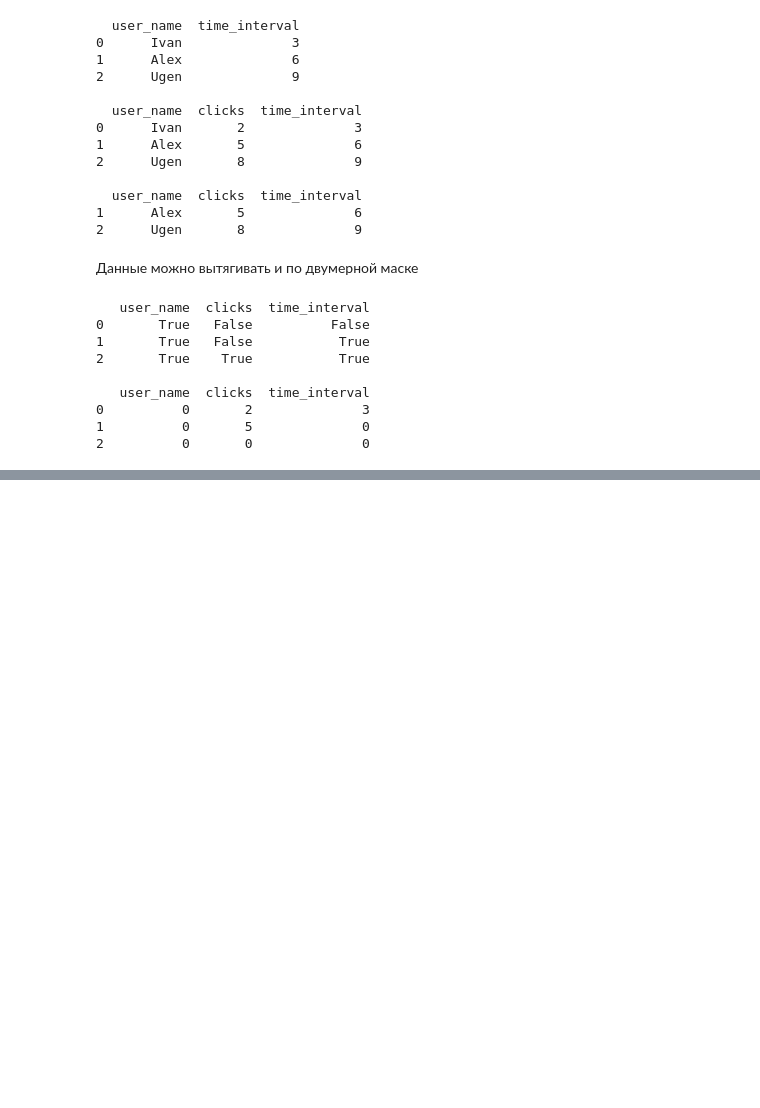
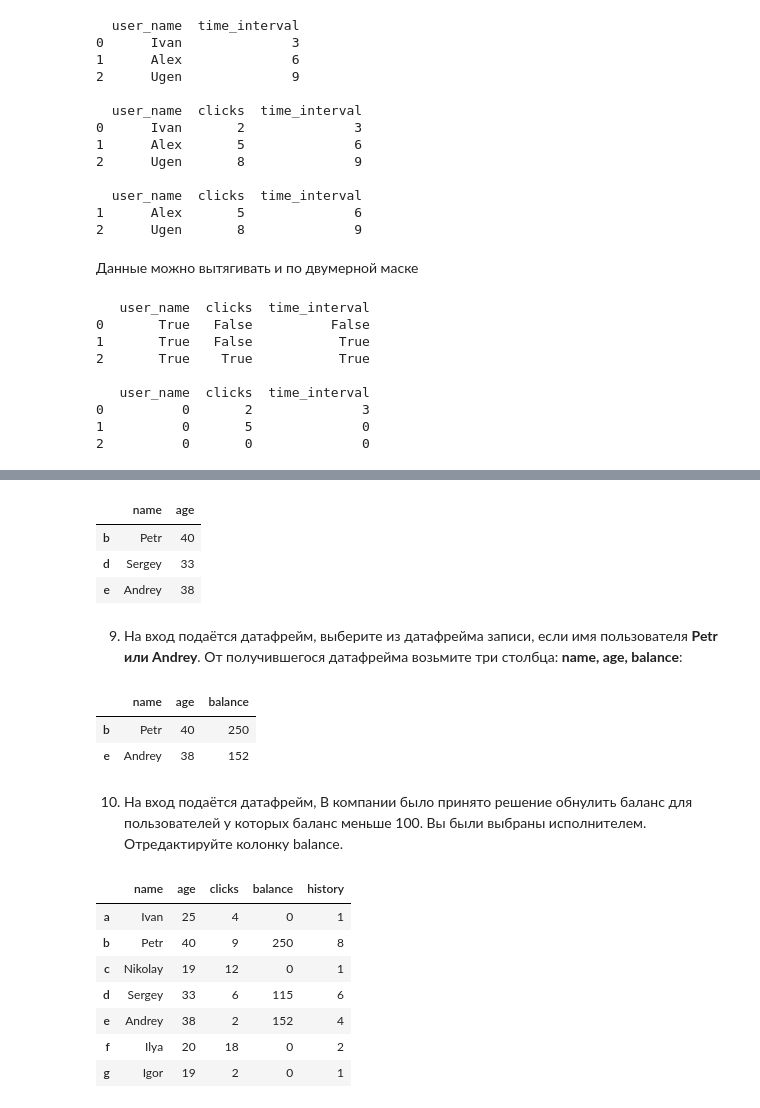
Before and after one commit to VadzimRudzman/pandas_fundamentals, a Jupyter notebook: Основы Pandas.ipynb, the cells around one changed output, grey strips where cells are left out. Saved outputs shown, nothing was run; the diff lists cells and outputs as text; code cells hidden in the pictures; blank space fills up the shorter version.

```diff
--- a/Основы Pandas.ipynb
+++ b/Основы Pandas.ipynb
@@ -948,0 +1132,79 @@ print(df)
+# %%
+import pandas as pd
+
+def solution(_df):
+    mask = _df['balance'] > 100
+    return _df[mask][['name', 'age']]
+
+
+data = [['Ivan', 25, 4, 50, 1],
+        ['Petr', 40, 9, 250, 8],
+        ['Nikolay', 19, 12, 25, 1],
+        ['Sergey', 33, 6, 115, 6],
+        ['Andrey', 38, 2, 152, 4],
+        ['Ilya', 20, 18, 15, 2],
+        ['Igor', 19, 2, 10, 1]]
+
+_df = pd.DataFrame(data, columns=['name', 'age', 'clicks', 'balance', 'history'], index=list('abcdefg'))
+
+solution(_df)
+# %% [output]
+|  | name | age |
+| b | Petr | 40 |
+| d | Sergey | 33 |
+| e | Andrey | 38 |
+# %% [markdown]
+9.   На вход подаётся датафрейм, выберите из датафрейма записи, если имя пользователя **Petr или Andrey**. От получившегося датафрейма возьмите три столбца: **name, age, balance**:
+# %%
+import pandas as pd
+
+def solution(_df):
+    mask = (_df['name'] == 'Petr') | (_df['name'] == 'Andrey')
+    return _df[mask][['name', 'age', 'balance']]
+
+
+data = [['Ivan', 25, 4, 50, 1],
+        ['Petr', 40, 9, 250, 8],
+        ['Nikolay', 19, 12, 25, 1],
+        ['Sergey', 33, 6, 115, 6],
+        ['Andrey', 38, 2, 152, 4],
+        ['Ilya', 20, 18, 15, 2],
+        ['Igor', 19, 2, 10, 1]]
+
+_df = pd.DataFrame(data, columns=['name', 'age', 'clicks', 'balance', 'history'], index=list('abcdefg'))
+
+solution(_df)
+# %% [output]
+|  | name | age | balance |
+| b | Petr | 40 | 250 |
+| e | Andrey | 38 | 152 |
+# %% [markdown]
+10. На вход подаётся датафрейм, В компании было принято решение обнулить баланс для пользователей у которых баланс меньше 100. Вы были выбраны исполнителем. Отредактируйте колонку balance.
+# %%
+import pandas as pd
+
+def solution(_df):
+    _df.loc[_df['balance'] < 100, ['balance']] = 0
+    return _df
+
+
+data = [['Ivan', 25, 4, 50, 1],
+        ['Petr', 40, 9, 250, 8],
+        ['Nikolay', 19, 12, 25, 1],
+        ['Sergey', 33, 6, 115, 6],
+        ['Andrey', 38, 2, 152, 4],
+        ['Ilya', 20, 18, 15, 2],
+        ['Igor', 19, 2, 10, 1]]
+
+_df = pd.DataFrame(data, columns=['name', 'age', 'clicks', 'balance', 'history'], index=list('abcdefg'))
+
+solution(_df)
+# %% [output]
+|  | name | age | clicks | balance | history |
+| a | Ivan | 25 | 4 | 0 | 1 |
+| b | Petr | 40 | 9 | 250 | 8 |
+| c | Nikolay | 19 | 12 | 0 | 1 |
+| d | Sergey | 33 | 6 | 115 | 6 |
+| e | Andrey | 38 | 2 | 152 | 4 |
+| f | Ilya | 20 | 18 | 0 | 2 |
+| g | Igor | 19 | 2 | 0 | 1 |
```
Also changed, not shown: parts of 85 cells of this notebook.
